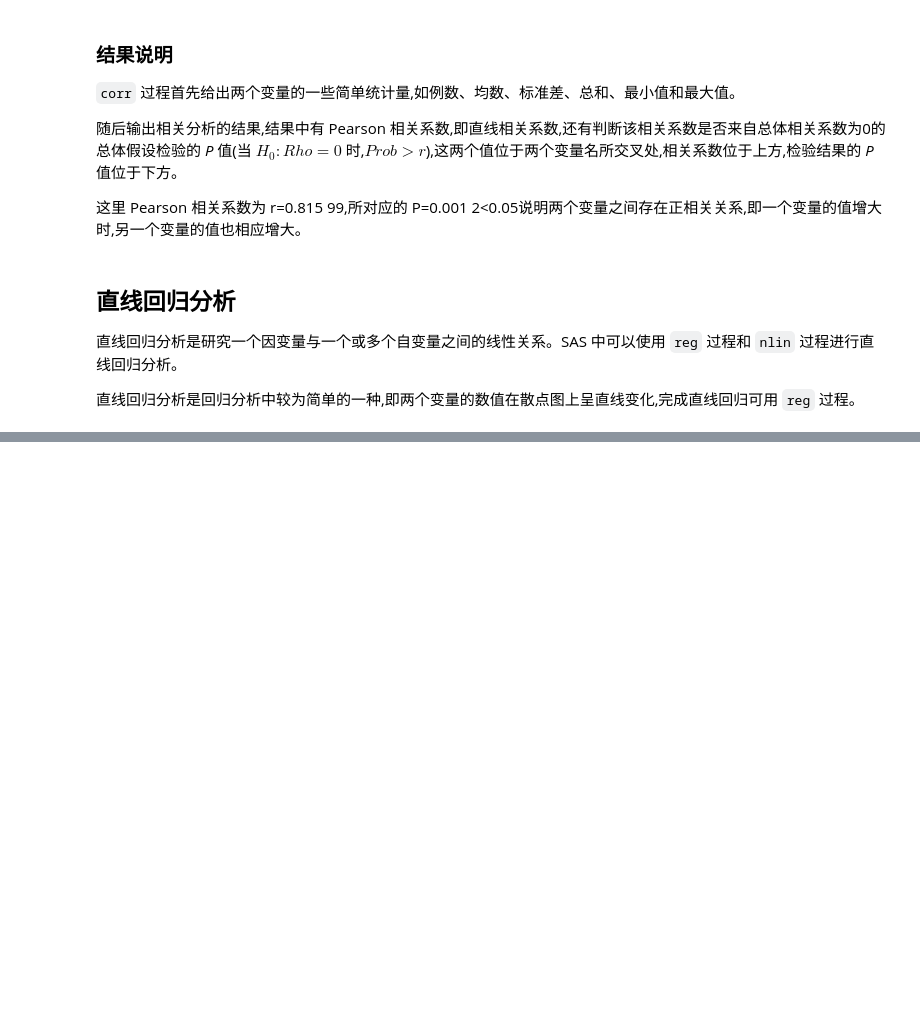
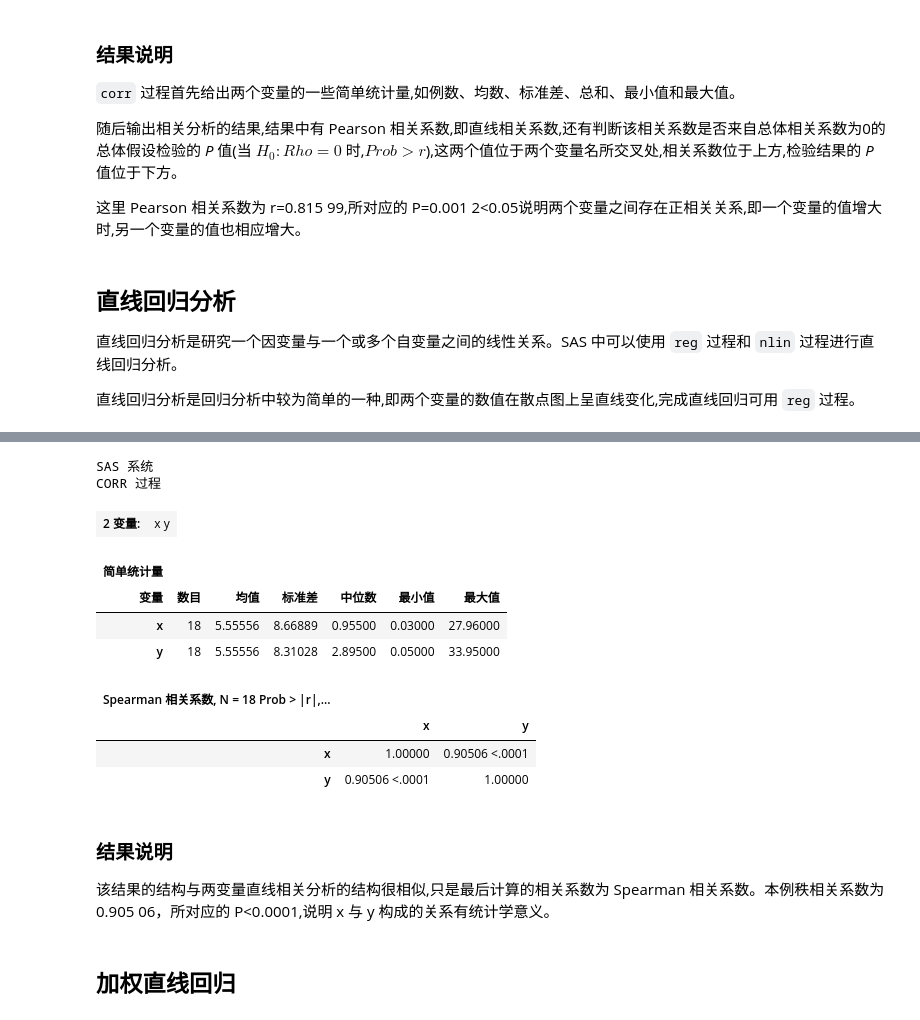
Before and after one commit to pumc-zhou/Med-Stat-Notes, a Jupyter notebook: Guide/SAS/25-06-04-SAS-corr-reg.ipynb, the cells around one changed output, grey strips where cells are left out. Cells and saved outputs as stored; diff of their text form; code cells hidden in the pictures; blank space fills up the shorter version.

Commit message:
update:SAS-CORR-REG

```diff
--- a/Guide/SAS/25-06-04-SAS-corr-reg.ipynb
+++ b/Guide/SAS/25-06-04-SAS-corr-reg.ipynb
@@ -129,0 +195,27 @@ run;
+# %%
+%%SAS
+data rank_corr;
+    set 'Data\prg7_4.sas7bdat';  /* 从已有数据集读取 */
+run;
+
+proc corr data = rank_corr spearman;
+    var x y;
+run;
+# %% [output]
+SAS 系统
+CORR 过程
+| 2 变量: | x y |
+| 简单统计量 |  |  |  |  |  |  |
+| 变量 | 数目 | 均值 | 标准差 | 中位数 | 最小值 | 最大值 |
+| x | 18 | 5.55556 | 8.66889 | 0.95500 | 0.03000 | 27.96000 |
+| y | 18 | 5.55556 | 8.31028 | 2.89500 | 0.05000 | 33.95000 |
+| Spearman 相关系数, N = 18 Prob > |r|,... |  |  |
+|  | x | y |
+| x | 1.00000 | 0.90506 <.0001 |
+| y | 0.90506 <.0001 | 1.00000 |
+# %% [markdown]
+### 结果说明
+
+该结果的结构与两变量直线相关分析的结构很相似,只是最后计算的相关系数为 Spearman 相关系数。本例秩相关系数为 0.905 06，所对应的 P<0.0001,说明 x 与 y 构成的关系有统计学意义。
+# %% [markdown]
+## 加权直线回归
```
Also changed, not shown: parts of 8 cells of this notebook, 11 other files.
